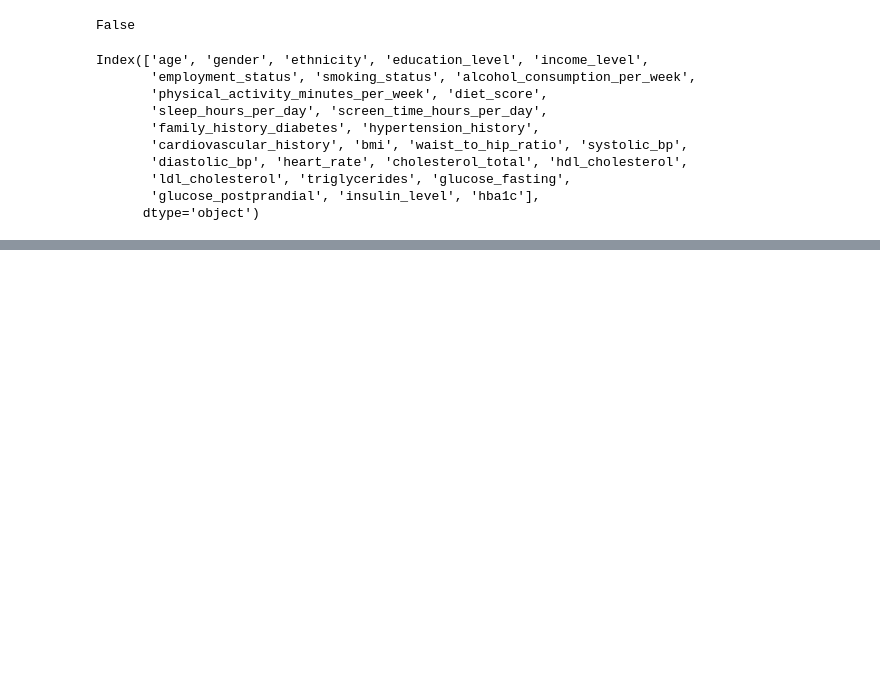
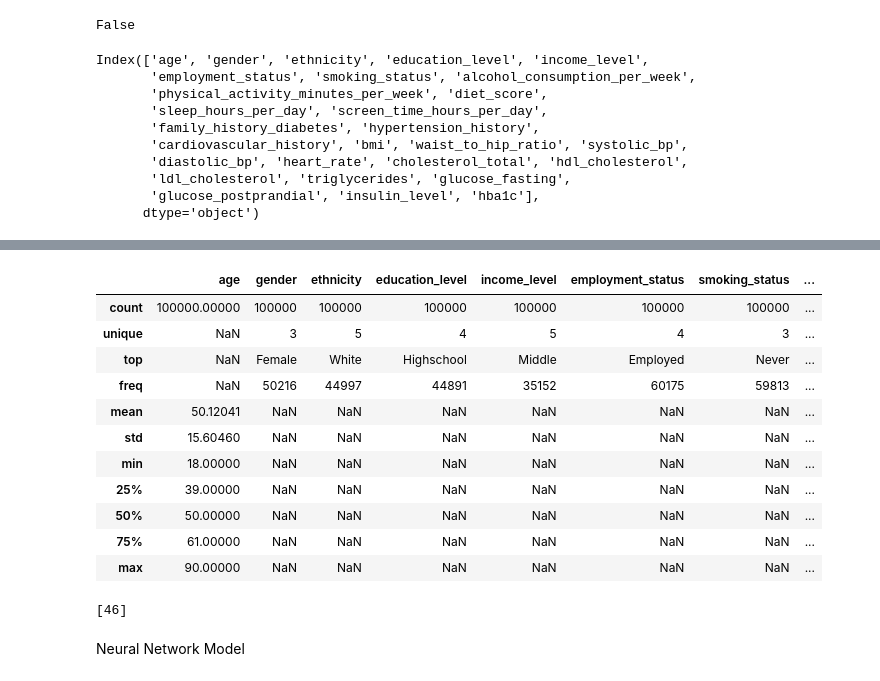
Before and after one commit to Nasz-113/NN-Classification-Diabetes-Health-Database, a Jupyter notebook: NN Classification.ipynb, the cells around one changed output, grey strips where cells are left out. Drawn from its saved outputs; the diff is of its cells as text; code cells hidden in the pictures; blank space fills up the shorter version.

```diff
--- a/NN Classification.ipynb
+++ b/NN Classification.ipynb
@@ -64,0 +95,45 @@ Index(['age', 'gender', 'ethnicity', 'education_level', 'income_level',
+# %%
+diabetes.describe(include="all")
+# %% [output]
+|  | age | gender | ethnicity | education_level | income_level | employment_status | smoking_status | ... |
+| count | 100000.00000 | 100000 | 100000 | 100000 | 100000 | 100000 | 100000 | ... |
+| unique | NaN | 3 | 5 | 4 | 5 | 4 | 3 | ... |
+| top | NaN | Female | White | Highschool | Middle | Employed | Never | ... |
+| freq | NaN | 50216 | 44997 | 44891 | 35152 | 60175 | 59813 | ... |
+| mean | 50.12041 | NaN | NaN | NaN | NaN | NaN | NaN | ... |
+| std | 15.60460 | NaN | NaN | NaN | NaN | NaN | NaN | ... |
+| min | 18.00000 | NaN | NaN | NaN | NaN | NaN | NaN | ... |
+| 25% | 39.00000 | NaN | NaN | NaN | NaN | NaN | NaN | ... |
+| 50% | 50.00000 | NaN | NaN | NaN | NaN | NaN | NaN | ... |
+| 75% | 61.00000 | NaN | NaN | NaN | NaN | NaN | NaN | ... |
+| max | 90.00000 | NaN | NaN | NaN | NaN | NaN | NaN | ... |
+# %%
+numerical_features = X.select_dtypes(include=['int64', 'float64']).columns.tolist()
+categorical_features = X.select_dtypes(include=['object', 'category']).columns.tolist()
+
+transformer_num = make_pipeline(
+    SimpleImputer(strategy="constant"), # there are a few missing values
+    StandardScaler(),
+)
+transformer_cat = make_pipeline(
+    SimpleImputer(strategy="constant", fill_value="NA"),
+    OneHotEncoder(handle_unknown='ignore'),
+)
+
+preprocessor = make_column_transformer(
+    (transformer_num, numerical_features),
+    (transformer_cat, categorical_features),
+)
+
+# stratify - make sure classes are evenly represented across splits
+X_train, X_valid, y_train, y_valid = train_test_split(X, y_binary, stratify=y_binary, train_size=0.75)
+
+X_train = preprocessor.fit_transform(X_train)
+X_valid = preprocessor.transform(X_valid)
+
+input_shape = [X_train.shape[1]]
+print(input_shape)
+# %% [output]
+[46]
+# %% [markdown]
+Neural Network Model
```
Also changed, not shown: parts of 9 cells of this notebook.
